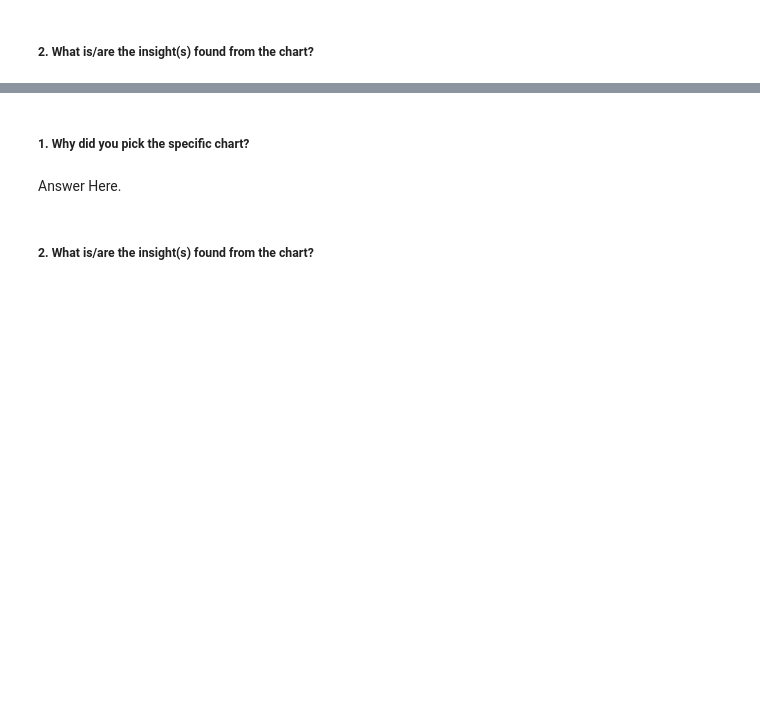
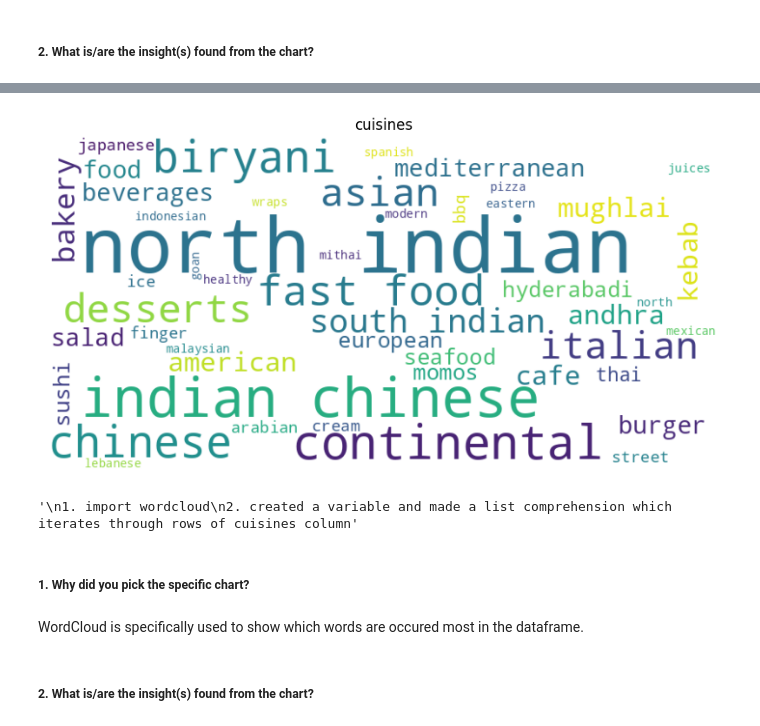
Before and after one commit to adityapatil4141/Zomato-restaurant-clustering-and-sentiment-analysis, a Jupyter notebook: ZOMATO_RESTAURANT_CLUSTERING_AND_SENTIMENT_ANALYSIS.ipynb, the cells around one changed output, grey strips where cells are left out. Cells and saved outputs as stored; diff of their text form; code cells hidden in the pictures; blank space fills up the shorter version.

Commit message:
Wordcloud , Pie chart

```diff
--- a/ZOMATO_RESTAURANT_CLUSTERING_AND_SENTIMENT_ANALYSIS.ipynb
+++ b/ZOMATO_RESTAURANT_CLUSTERING_AND_SENTIMENT_ANALYSIS.ipynb
@@ -433,7 +392,27 @@ df_names.head()
+# %%
+# Chart - 3 visualization code
+#Generated wordcloud image which shows most occuring words in tge 'Cuisines' column.
+from wordcloud import WordCloud
+df_names.head()
+text = " ".join(names for names in df_names['Cuisines'].str.replace(',','').str.lower())
+wordcloud = WordCloud(width=800,height=400,background_color='White').generate(text)
+plt.figure(figsize=(10,6))
+plt.imshow(wordcloud,interpolation='bilinear')
+plt.axis('off')
+plt.title('cuisines')
+plt.show()
+
+#steps:
+'''
+1. import wordcloud
+2. created a variable and made a list comprehension which iterates through rows of cuisines column'''
+# %% [output]
+[figure, added]
+'\n1. import wordcloud\n2. created a variable and made a list comprehension which iterates through rows of cuisines column'
 # %% [markdown]
 ##### 1. Why did you pick the specific chart?
-# %% [markdown]
-Answer Here.
+# %% [markdown]
+WordCloud is specifically used to show which words are occured most in the dataframe.
 # %% [markdown]
 ##### 2. What is/are the insight(s) found from the chart?
 # %% [markdown]
```
Also changed, not shown: parts of 76 cells of this notebook.
